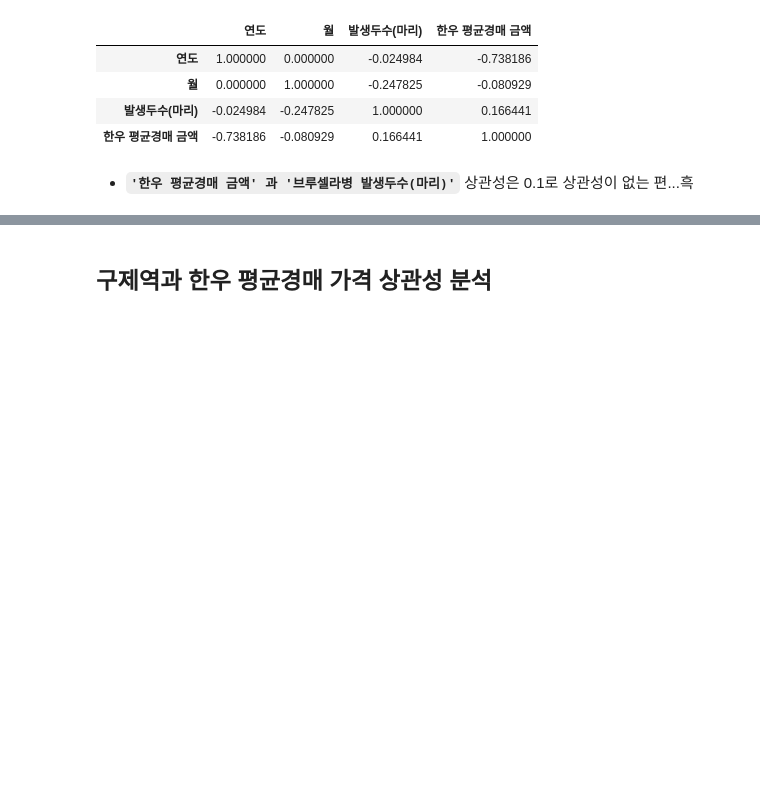
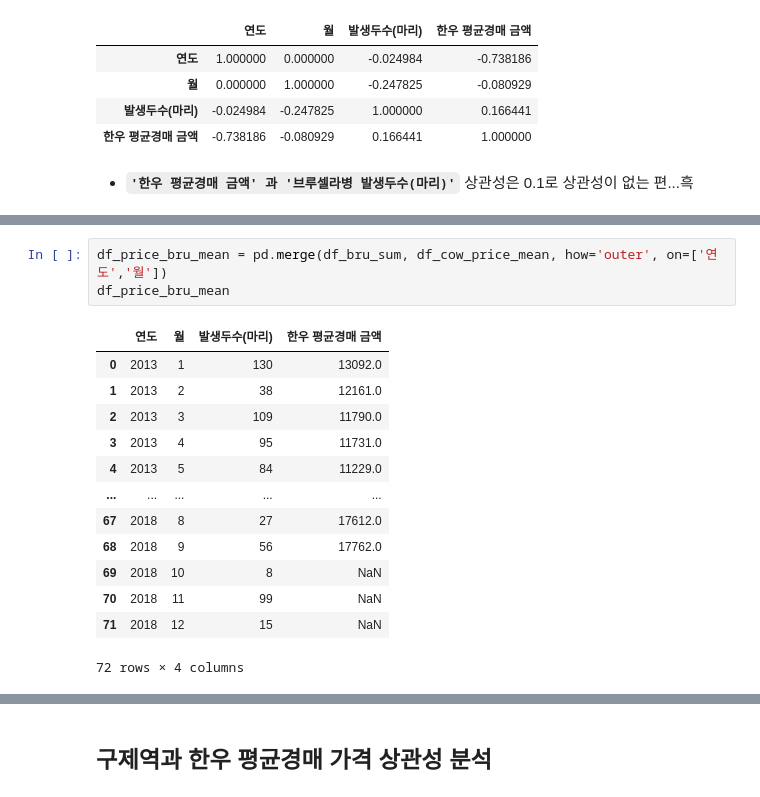
Before and after one commit to DSC-SCH/livestock-solution-project, a Jupyter notebook: eda/cow_disease_EDA.ipynb, the cells around one changed output, grey strips where cells are left out. Drawn from its saved outputs; the diff is of its cells as text; blank space fills up the shorter version.

```diff
--- a/eda/cow_disease_EDA.ipynb
+++ b/eda/cow_disease_EDA.ipynb
@@ -927,0 +998,17 @@ corr.style.background_gradient()
+# %%
+df_price_bru_mean = pd.merge(df_bru_sum, df_cow_price_mean, how='outer', on=['연도','월'])
+df_price_bru_mean
+# %% [output]
+|  | 연도 | 월 | 발생두수(마리) | 한우 평균경매 금액 |
+| 0 | 2013 | 1 | 130 | 13092.0 |
+| 1 | 2013 | 2 | 38 | 12161.0 |
+| 2 | 2013 | 3 | 109 | 11790.0 |
+| 3 | 2013 | 4 | 95 | 11731.0 |
+| 4 | 2013 | 5 | 84 | 11229.0 |
+| ... | ... | ... | ... | ... |
+| 67 | 2018 | 8 | 27 | 17612.0 |
+| 68 | 2018 | 9 | 56 | 17762.0 |
+| 69 | 2018 | 10 | 8 | NaN |
+| 70 | 2018 | 11 | 99 | NaN |
+| 71 | 2018 | 12 | 15 | NaN |
+72 rows × 4 columns
```
Also changed, not shown: parts of 12 cells of this notebook.
